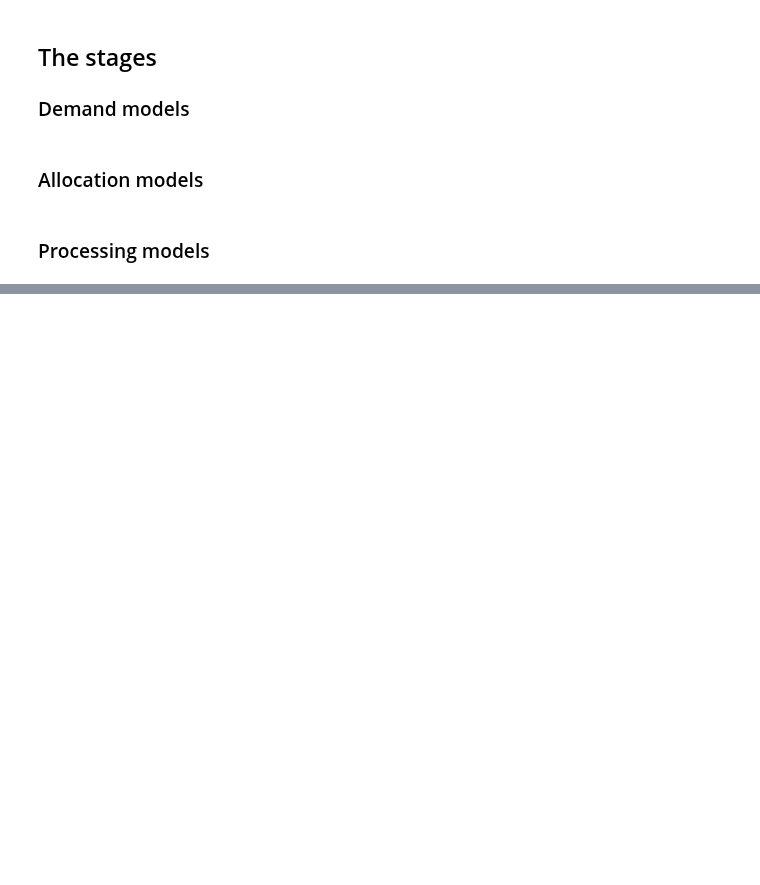
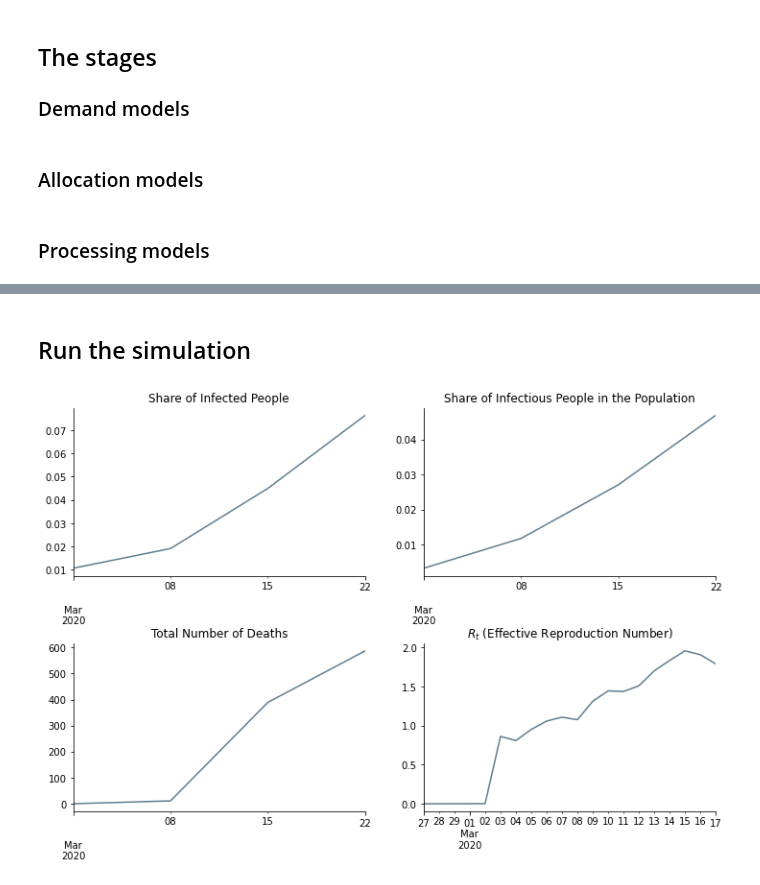
Before and after one commit to covid-19-impact-lab/sid, a Jupyter notebook: docs/source/tutorials/how_to_test.ipynb, the cells around one changed output, grey strips where cells are left out. Saved outputs shown, nothing was run; the diff lists cells and outputs as text; code cells hidden in the pictures; blank space fills up the shorter version.

Commit message:
First working draft of testing.

```diff
--- a/docs/source/tutorials/how_to_test.ipynb
+++ b/docs/source/tutorials/how_to_test.ipynb
@@ -94,0 +172,19 @@ testing_processing_models = {
+# %%
+inf_params = pd.read_csv("infection_probs.csv", index_col=INDEX_NAMES)
+assort_probs = pd.read_csv("assort_by_params.csv", index_col=INDEX_NAMES)
+disease_params = pd.read_csv("../../../src/sid/covid_epi_params.csv", index_col=INDEX_NAMES)
+params = pd.concat([disease_params, inf_params, assort_probs])
+# %%
+params.loc[("testing", "allocation", "available_tests"), "value"] = 30
+params.loc[('testing', 'processing', 'available_capacity'), "value"] = 20
+# %% [markdown]
+## Run the simulation
+# %%
+df_without_testing = simulate(
+    params=params,
+    initial_states=initial_states,
+    initial_infections=initial_infections,
+    contact_models=contact_models,
+    duration={"start": "2020-02-27", "periods": 20},
+    seed=0,
+)
@@ -94,0 +203,29 @@ testing_processing_models = {
+# %%
+df = df_without_testing.compute()
+# %%
+fig, axs = plt.subplots(2, 2, figsize=(12, 8))
+fig.subplots_adjust(bottom=0.15, wspace=0.2, hspace=0.4)
+
+axs = axs.flatten()
+
+df.resample("W", on="date")["ever_infected"].mean().plot(ax=axs[0], color="#5c7f8e")
+df.resample("W", on="date")["infectious"].mean().plot(ax=axs[1], color="#5c7f8e")
+df.resample("W", on="date")["dead"].sum().cumsum().plot(ax=axs[2], color="#5c7f8e")
+infectious_last_seven_days = df.cd_infectious_false.between(-7, 0)
+df.loc[infectious_last_seven_days].resample("D", on="date")[
+    "n_has_infected"
+].mean().plot(ax=axs[3], color="#5c7f8e")
+
+for ax in axs:
+    ax.set_xlabel("")
+    ax.spines['right'].set_visible(False)
+    ax.spines['top'].set_visible(False)
+
+axs[0].set_title("Share of Infected People")
+axs[1].set_title("Share of Infectious People in the Population")
+axs[2].set_title("Total Number of Deaths")
+axs[3].set_title("$R_t$ (Effective Reproduction Number)")
+
+plt.show()
+# %% [output]
+[figure, added]
```
Also changed, not shown: parts of 16 cells of this notebook, 10 other files.
